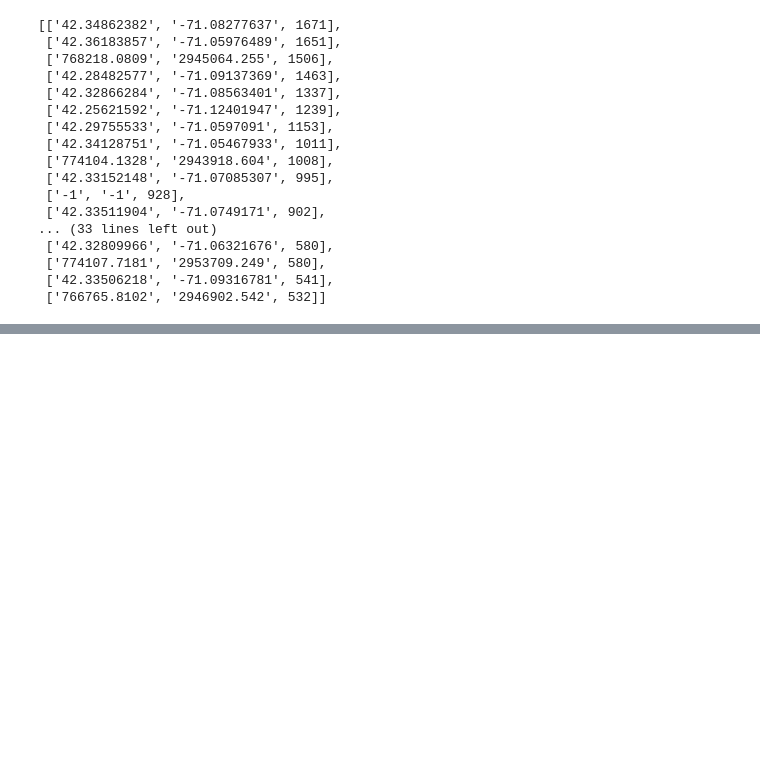
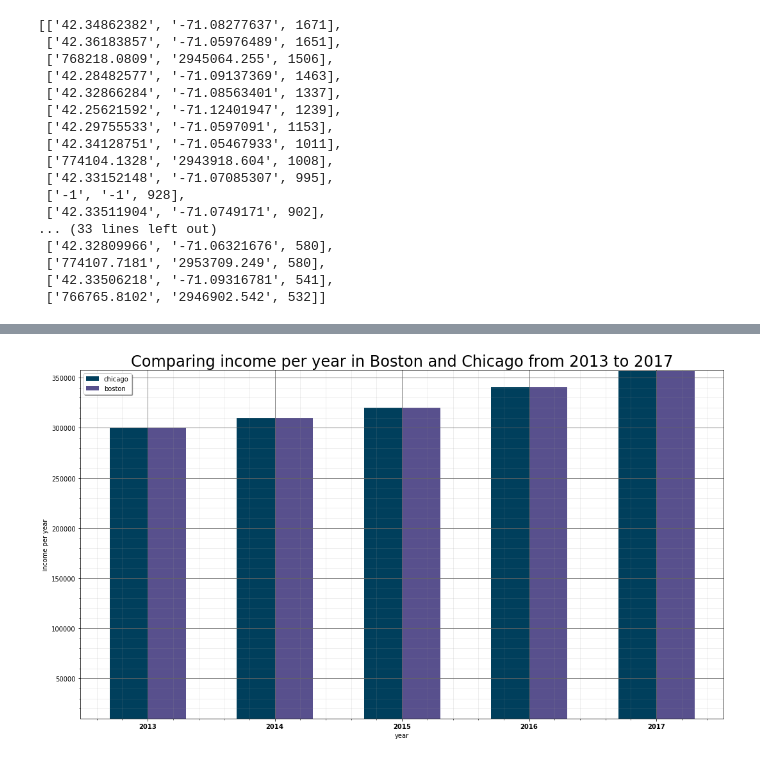
Before and after one commit to Kotiba-saket/DataMining, a Jupyter notebook: CrimeInBostenEnChicago.ipynb, the cells around one changed output, grey strips where cells are left out. Cells and saved outputs as stored; diff of their text form; code cells hidden in the pictures; blank space fills up the shorter version.

```diff
--- a/CrimeInBostenEnChicago.ipynb
+++ b/CrimeInBostenEnChicago.ipynb
@@ -420,3 +444,12 @@ test = HeatMap(crime_long_lat,name=None, min_opacity=0.5, max_zoom=18, max_val=1
 first_map
 # %% [output]
 [interactive output not drawn]
+# %%
+from datetime import datetime
+from pyspark.sql.functions import col,udf
+myfunc =  udf(lambda x: datetime.strptime(x, '%Y %I'), TimestampType())
+# %%
+db =bostonIncome.withColumn('Date_time',myfunc(col('Year')))
+dc =chicagoIncome.withColumn('Date_time',myfunc(col('Year')))
+ddb =bostonIncome.withColumn('',myfunc(col('Year')))
+db
@@ -422,0 +458,5 @@ first_map
+# %%
+boston_income_data =db.groupBy('Year').sum("Income").sort('Year').collect()
+boston_income_count = [item[1] for item in boston_income_data]
+boston_incoem_year = [item[0] for item in boston_income_data]
+boston_income_data
@@ -422,0 +469,5 @@ first_map
+# %%
+chicago_income_data =dc.groupBy('Year').sum('Income').sort('Year').collect()
+chicago_income_count = [item[1] for item in boston_income_data]
+chicago_income_year = [item[0] for item in boston_income_data]
+chicago_income_data
@@ -422,0 +494,49 @@ first_map
+# %%
+%matplotlib inline
+import matplotlib.pyplot as plt
+import numpy as np
+
+y_axis = [i for i in boston_income_count]
+x_axis= [i for i in chicago_income_count]
+#z_axis = [i for i in boston_count]
+
+data = [x_axis,y_axis]
+
+fig = plt.figure(figsize=(18,10))
+plt.title('Comparing income per year in Boston and Chicago from 2013 to 2017', fontsize=24)
+
+#bars = np.add(x_axis, y_axis).tolist()
+
+
+
+
+# Names of group and bar width
+names = ['2013','2014','2015','2016','2017']
+#barWidth = 0.25
+X = np.arange(len(names))
+plt.bar(X - 0.15, data[0], color = '#003f5c', width = 0.3,label='chicago')
+plt.bar(X + 0.15, data[1], color = '#58508d', width = 0.3,label='boston')
+# Create green bars (top)
+#plt.bar(r, bars3, bottom=bars, color='#2d7f5e', edgecolor='white', width=barWidth)
+
+ax = plt.gca()
+ax.set_ylim(10000, max(data[0]) + 1000)
+ax.legend(shadow=True)
+
+# Custom X axis
+plt.xticks(X, names, fontweight='bold')
+plt.xlabel("year")
+plt.ylabel("income per year")
+
+# Show the major grid lines with dark grey lines
+plt.grid(b=True, which='major', color='#666666', linestyle='-')
+
+# Show the minor grid lines with very faint and almost transparent grey lines
+plt.minorticks_on()
+plt.grid(b=True, which='minor', color='#999999', linestyle='-', alpha=0.2)
+
+
+# Show graphic
+plt.show()
+# %% [output]
+[figure, added]
```
Also changed, not shown: parts of 9 cells of this notebook, 1 other file.
